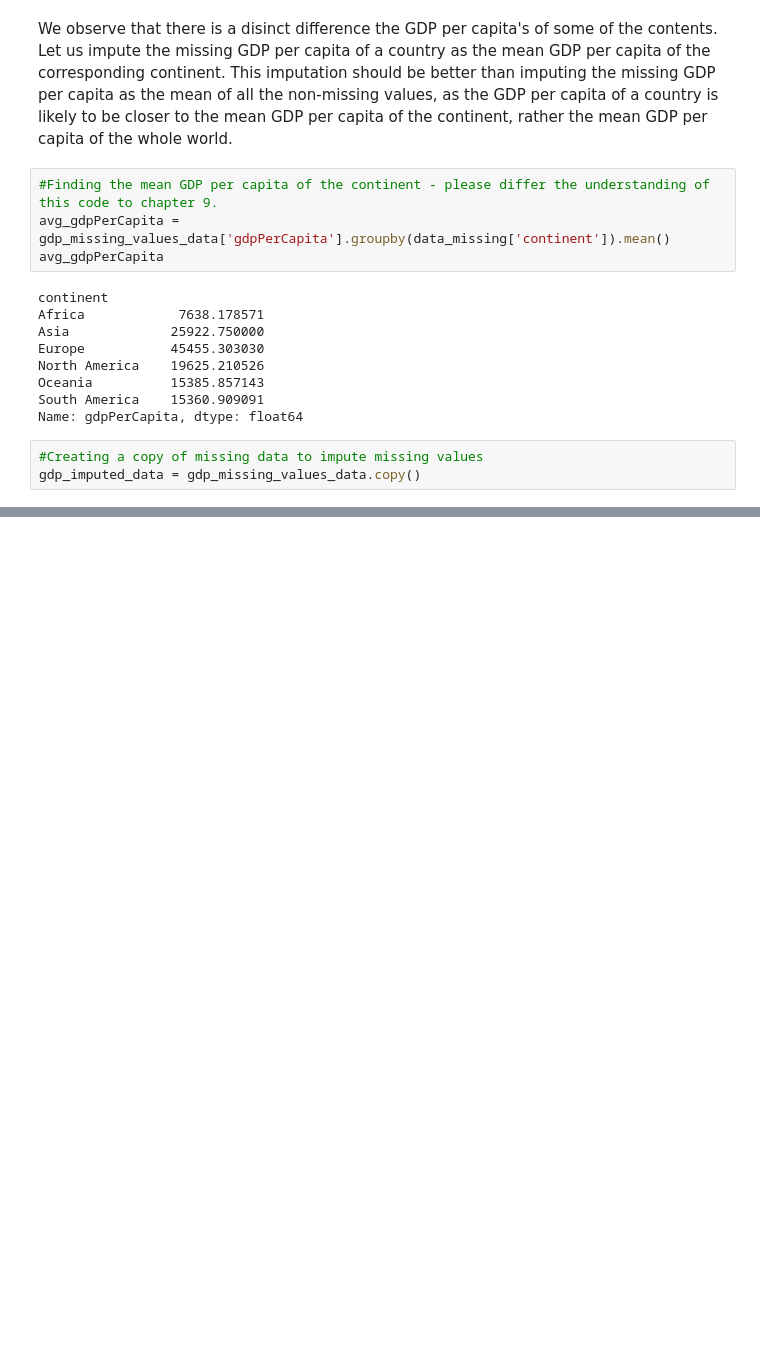
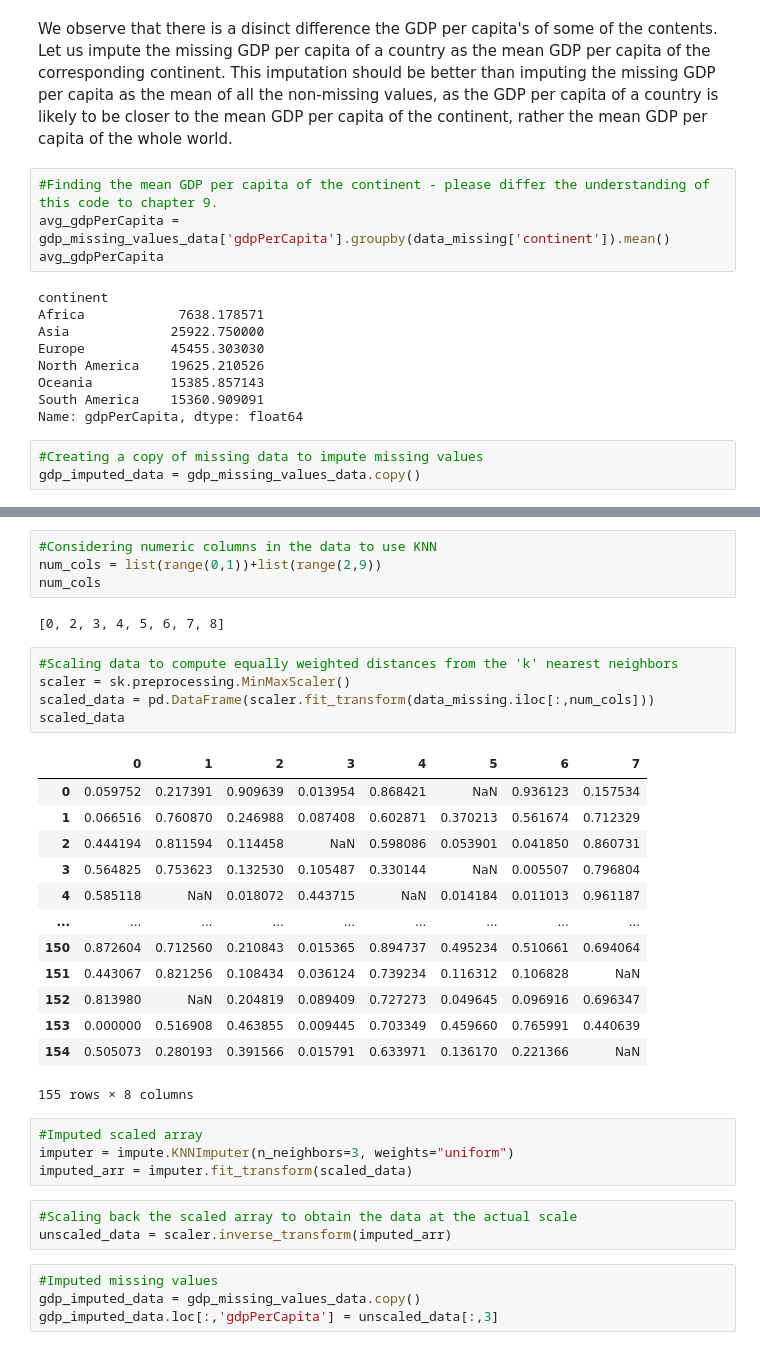
Before and after one commit to NUstat/DataScience_Intro_python, a Jupyter notebook: Data cleaning and preparation.ipynb, the cells around one changed output, grey strips where cells are left out. Drawn from its saved outputs; the diff is of its cells as text; blank space fills up the shorter version.

```diff
--- a/Data cleaning and preparation.ipynb
+++ b/Data cleaning and preparation.ipynb
@@ -254,0 +296,36 @@ The variable *lifeFemale* has the strongest correlation with GDP per capita. Let
+# %%
+#Considering numeric columns in the data to use KNN
+num_cols = list(range(0,1))+list(range(2,9))
+num_cols
+# %% [output]
+[0, 2, 3, 4, 5, 6, 7, 8]
+# %%
+#Scaling data to compute equally weighted distances from the 'k' nearest neighbors
+scaler = sk.preprocessing.MinMaxScaler()
+scaled_data = pd.DataFrame(scaler.fit_transform(data_missing.iloc[:,num_cols]))
+scaled_data
+# %% [output]
+|  | 0 | 1 | 2 | 3 | 4 | 5 | 6 | 7 |
+| 0 | 0.059752 | 0.217391 | 0.909639 | 0.013954 | 0.868421 | NaN | 0.936123 | 0.157534 |
+| 1 | 0.066516 | 0.760870 | 0.246988 | 0.087408 | 0.602871 | 0.370213 | 0.561674 | 0.712329 |
+| 2 | 0.444194 | 0.811594 | 0.114458 | NaN | 0.598086 | 0.053901 | 0.041850 | 0.860731 |
+| 3 | 0.564825 | 0.753623 | 0.132530 | 0.105487 | 0.330144 | NaN | 0.005507 | 0.796804 |
+| 4 | 0.585118 | NaN | 0.018072 | 0.443715 | NaN | 0.014184 | 0.011013 | 0.961187 |
+| ... | ... | ... | ... | ... | ... | ... | ... | ... |
+| 150 | 0.872604 | 0.712560 | 0.210843 | 0.015365 | 0.894737 | 0.495234 | 0.510661 | 0.694064 |
+| 151 | 0.443067 | 0.821256 | 0.108434 | 0.036124 | 0.739234 | 0.116312 | 0.106828 | NaN |
+| 152 | 0.813980 | NaN | 0.204819 | 0.089409 | 0.727273 | 0.049645 | 0.096916 | 0.696347 |
+| 153 | 0.000000 | 0.516908 | 0.463855 | 0.009445 | 0.703349 | 0.459660 | 0.765991 | 0.440639 |
+| 154 | 0.505073 | 0.280193 | 0.391566 | 0.015791 | 0.633971 | 0.136170 | 0.221366 | NaN |
+155 rows × 8 columns
+# %%
+#Imputed scaled array
+imputer = impute.KNNImputer(n_neighbors=3, weights="uniform")
+imputed_arr = imputer.fit_transform(scaled_data)
+# %%
+#Scaling back the scaled array to obtain the data at the actual scale
+unscaled_data = scaler.inverse_transform(imputed_arr)
+# %%
+#Imputed missing values
+gdp_imputed_data = gdp_missing_values_data.copy()
+gdp_imputed_data.loc[:,'gdpPerCapita'] = unscaled_data[:,3]
```
Also changed, not shown: parts of 14 cells of this notebook.
